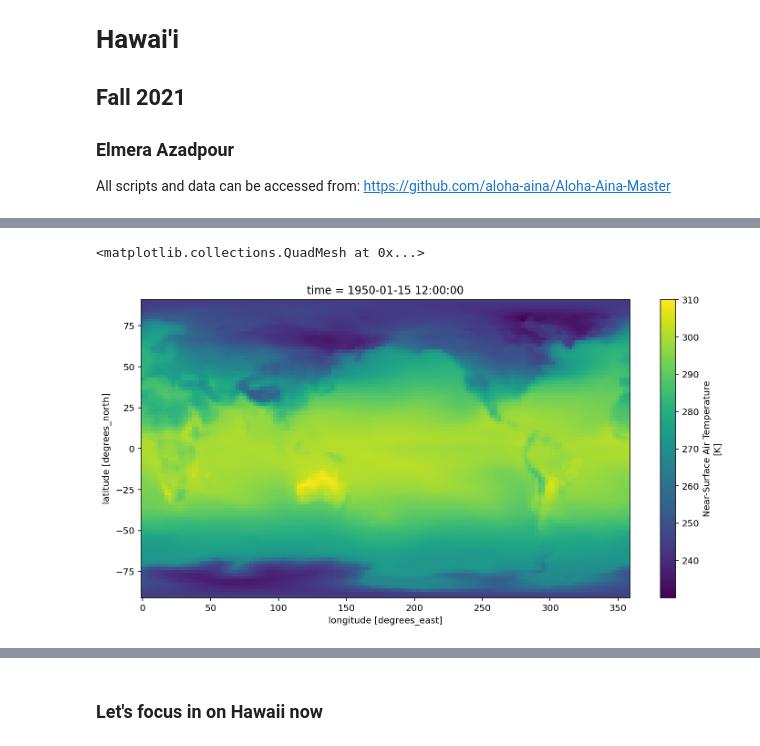
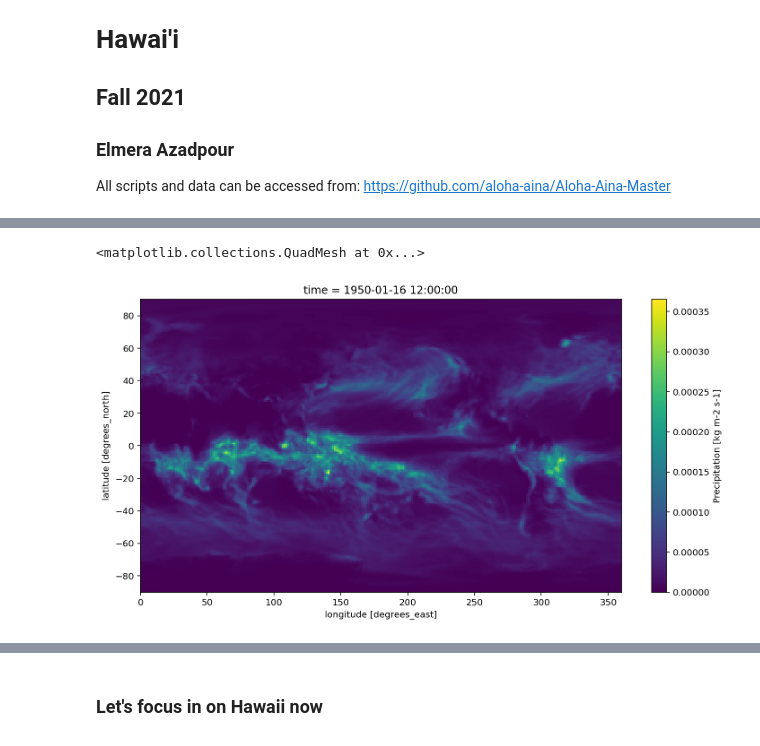
Before and after one commit to laurenskube/Aloha-Aina-Master, a Jupyter notebook: Climate_Data_Analysis.ipynb, the cells around one changed output, grey strips where cells are left out. Drawn from its saved outputs; the diff is of its cells as text; code cells hidden in the pictures.

Commit message:
precip exploration

```diff
--- a/Climate_Data_Analysis.ipynb
+++ b/Climate_Data_Analysis.ipynb
@@ -33,7 +33,8 @@ df.head()
 | 4 | HighResMIP | CMCC | CMCC-CM2-HR4 | highresSST-present | r1i1p1f1 | Amon | uas | gn | ... |
 # %%
 ## filter to find monthly surface air temperature for historical experiments
-df_ta = df.query("activity_id=='CMIP' & table_id == 'Amon' & variable_id == 'tas' & experiment_id == 'historical'")
-df_ta
+## pr = preciputaion_flux = kg m-2 s-1
+df_pr = df.query("activity_id=='CMIP' & table_id == 'Amon' & variable_id == 'pr' & experiment_id == 'historical'")
+df_pr
 # %% [output]
 |  | activity_id | institution_id | source_id | experiment_id | member_id | table_id | variable_id | grid_label | ... |
@@ -52,6 +53,6 @@ df_ta
 # %%
 ## filtering to find just the models from NCAR
-df_ta_ncar = df_ta.query('institution_id == "NCAR"')
-df_ta_ncar
+df_pr_noaa = df_pr.query('institution_id == "NOAA-GFDL"')
+df_pr_noaa
 # %% [output]
 |  | activity_id | institution_id | source_id | experiment_id | member_id | table_id | variable_id | grid_label | ... |
@@ -74,7 +63,7 @@ df_ta_ncar
 # %%
 ## load data
 # get the path to a specific zarr store (the first one from the dataframe above)
-zstore = df_ta_ncar.zstore.values[-1]
+zstore = df_pr_noaa.zstore.values[-1]
 print(zstore)
 
 # create a mutable-mapping-style interface to the store
@@ -177,7 +168,7 @@ v20200226
 # %%
 ## Plot a map from a specific date.
-ds.tas.sel(time='1950-01').squeeze().plot()
+ds.pr.sel(time='1950-01').squeeze().plot()
 # %% [output]
 <matplotlib.collections.QuadMesh at 0x...>
-[figure, old version]
+[figure, new version]
 # %%
```
Also changed, not shown: parts of 9 cells of this notebook.
